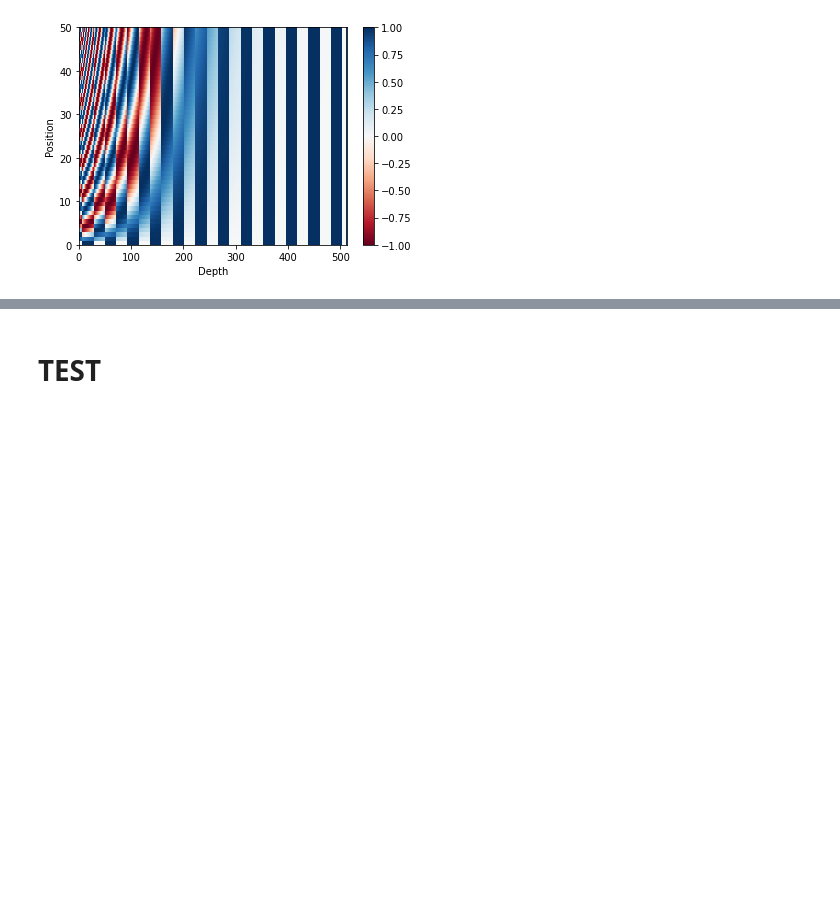
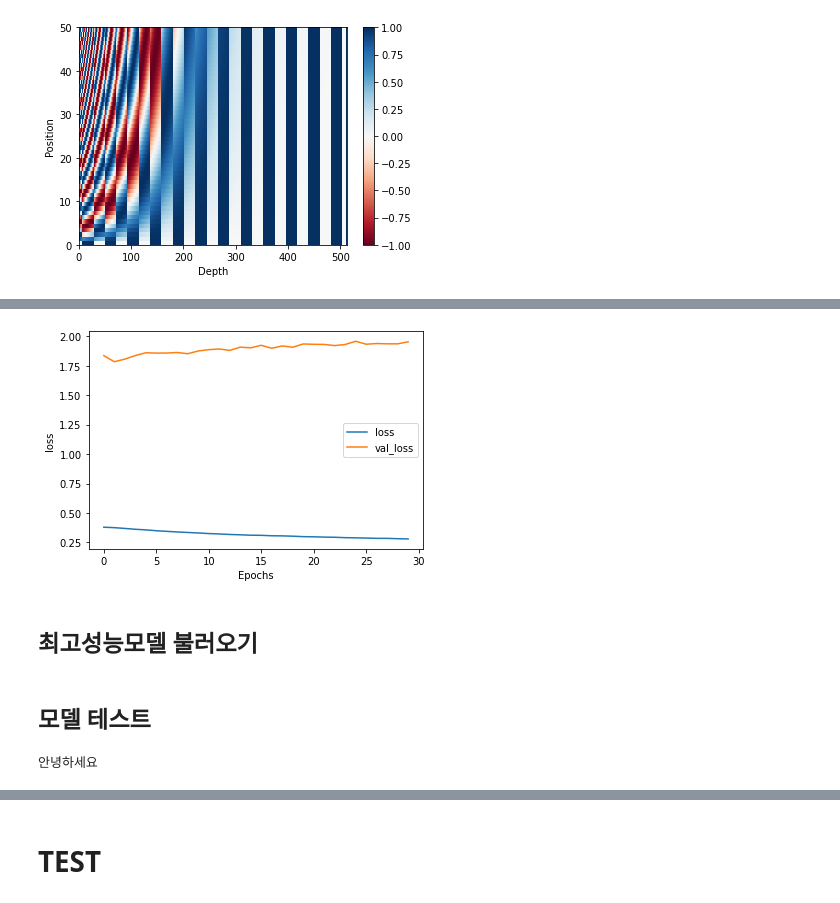
Before and after one commit to DonghaeSuh/-2-, a Jupyter notebook: 6_ChatBot/Transformer_ChatBot.ipynb, the cells around one changed output, grey strips where cells are left out. Drawn from its saved outputs; the diff is of its cells as text; code cells hidden in the pictures; blank space fills up the shorter version.

```diff
--- a/6_ChatBot/Transformer_ChatBot.ipynb
+++ b/6_ChatBot/Transformer_ChatBot.ipynb
@@ -259,0 +531,6 @@ def scaled_dot_product_attention(q, k, v, mask):
+# %%
+plot_graphs(history, 'loss')
+# %% [output]
+[figure, added]
+# %% [markdown]
+## 최고성능모델 불러오기
@@ -259,0 +542,2 @@ def scaled_dot_product_attention(q, k, v, mask):
+# %% [markdown]
+## 모델 테스트
@@ -259,0 +547,8 @@ def scaled_dot_product_attention(q, k, v, mask):
+# %%
+text = "안녕?"
+test_index_inputs, _ = enc_processing([text], char2idx)
+outputs = model.inference(test_index_inputs)
+
+print(' '.join([idx2char[str(o)] for o in outputs]))
+# %% [output]
+안녕하세요
```
Also changed, not shown: parts of 32 cells of this notebook.
